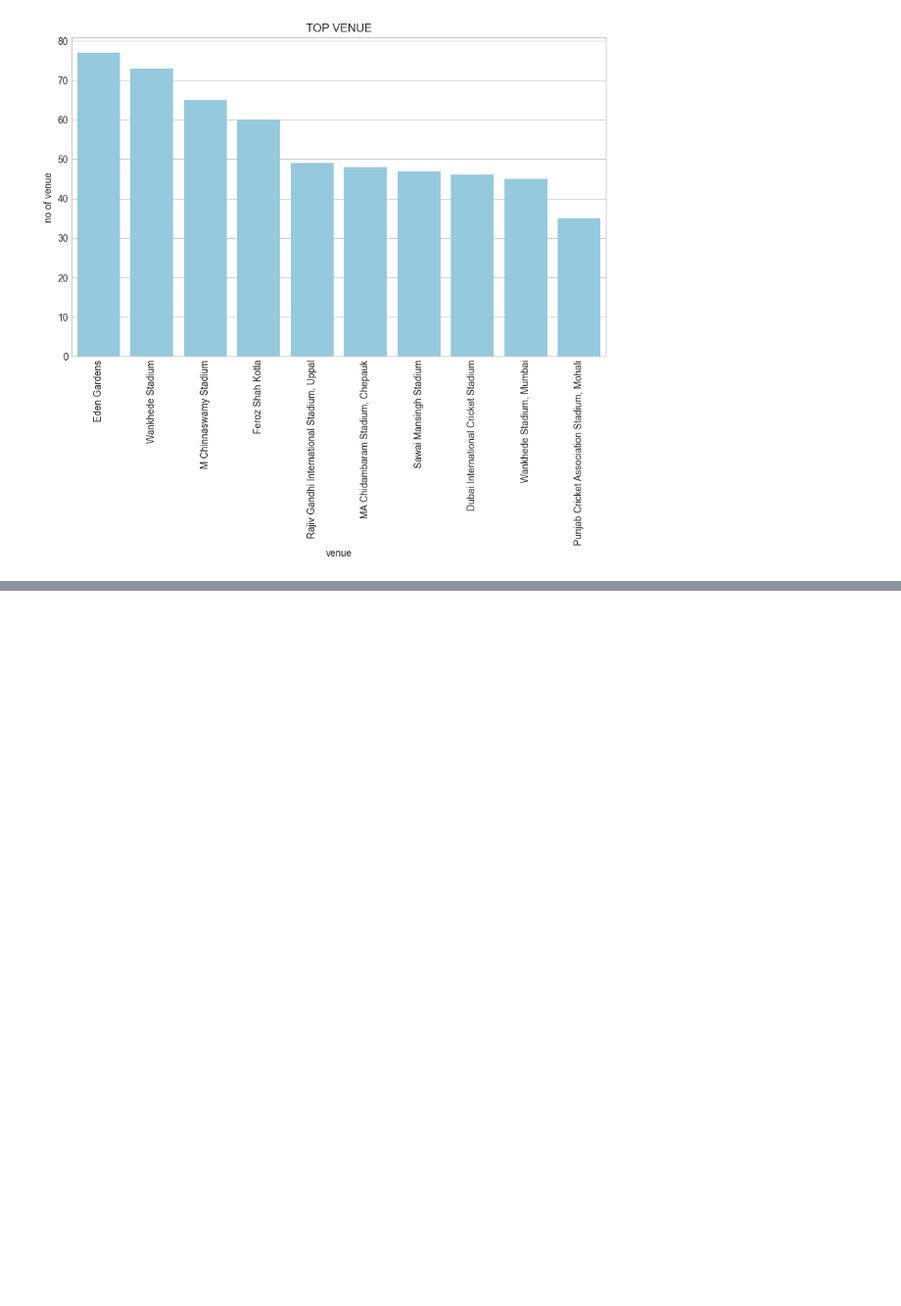
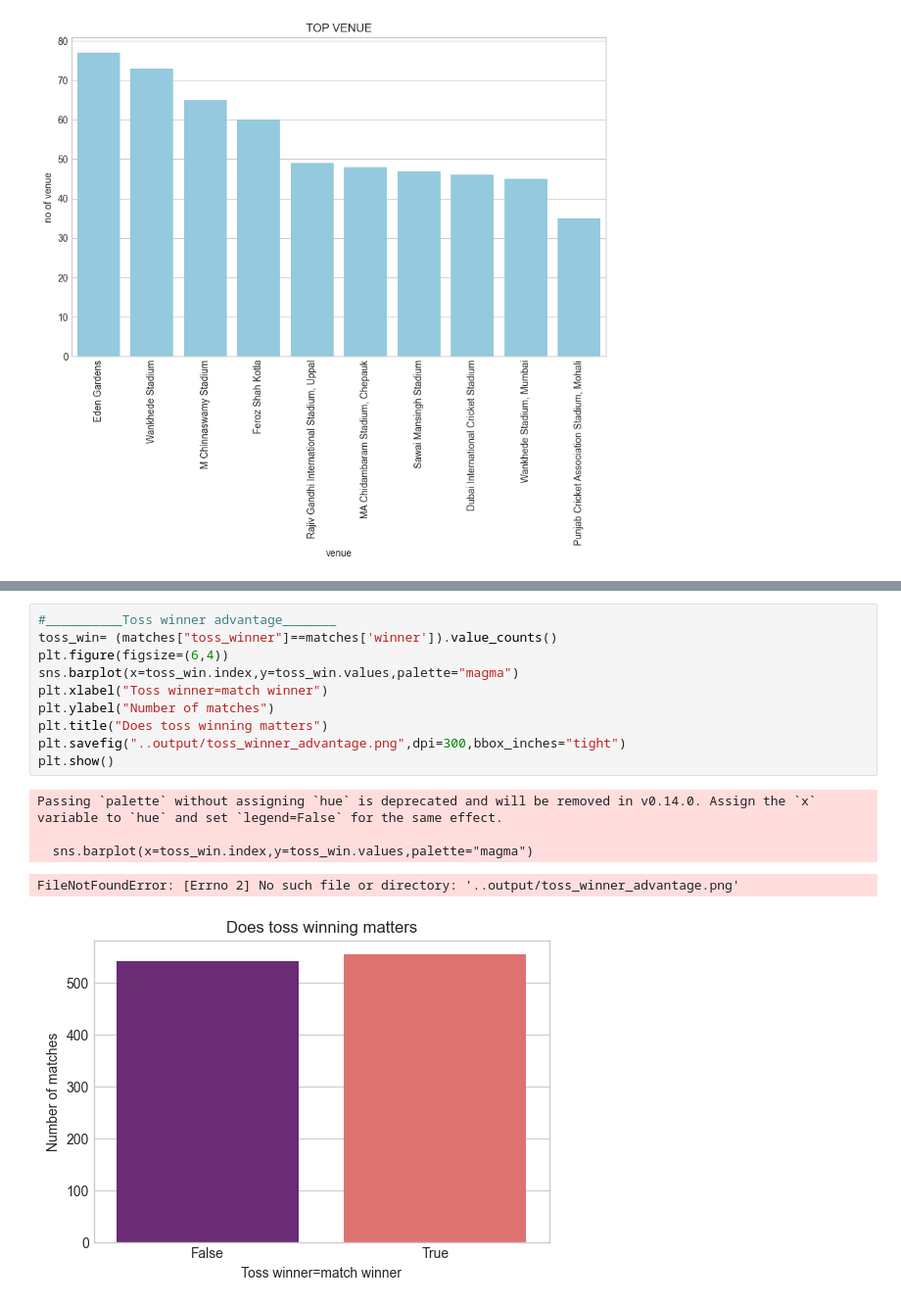
Before and after one commit to bunny5058/IPL_project_2, a Jupyter notebook: nootbook/ipl_project.ipynb, the cells around one changed output, grey strips where cells are left out. Shown at 98% size. Saved outputs shown, nothing was run; the diff lists cells and outputs as text; blank space fills up the shorter version.

```diff
--- a/nootbook/ipl_project.ipynb
+++ b/nootbook/ipl_project.ipynb
@@ -192,0 +207,16 @@ plt.show()
+# %%
+#__________Toss winner advantage_______
+toss_win= (matches["toss_winner"]==matches['winner']).value_counts()
+plt.figure(figsize=(6,4))
+sns.barplot(x=toss_win.index,y=toss_win.values,palette="magma")
+plt.xlabel("Toss winner=match winner")
+plt.ylabel("Number of matches")
+plt.title("Does toss winning matters")
+plt.savefig("..output/toss_winner_advantage.png",dpi=300,bbox_inches="tight")
+plt.show()
+# %% [output]
+Passing `palette` without assigning `hue` is deprecated and will be removed in v0.14.0. Assign the `x` variable to `hue` and set `legend=False` for the same effect.
+
+  sns.barplot(x=toss_win.index,y=toss_win.values,palette="magma")
+FileNotFoundError: [Errno 2] No such file or directory: '..output/toss_winner_advantage.png'
+[figure, added]
```
Also changed, not shown: parts of 2 cells of this notebook, 1 other file.
